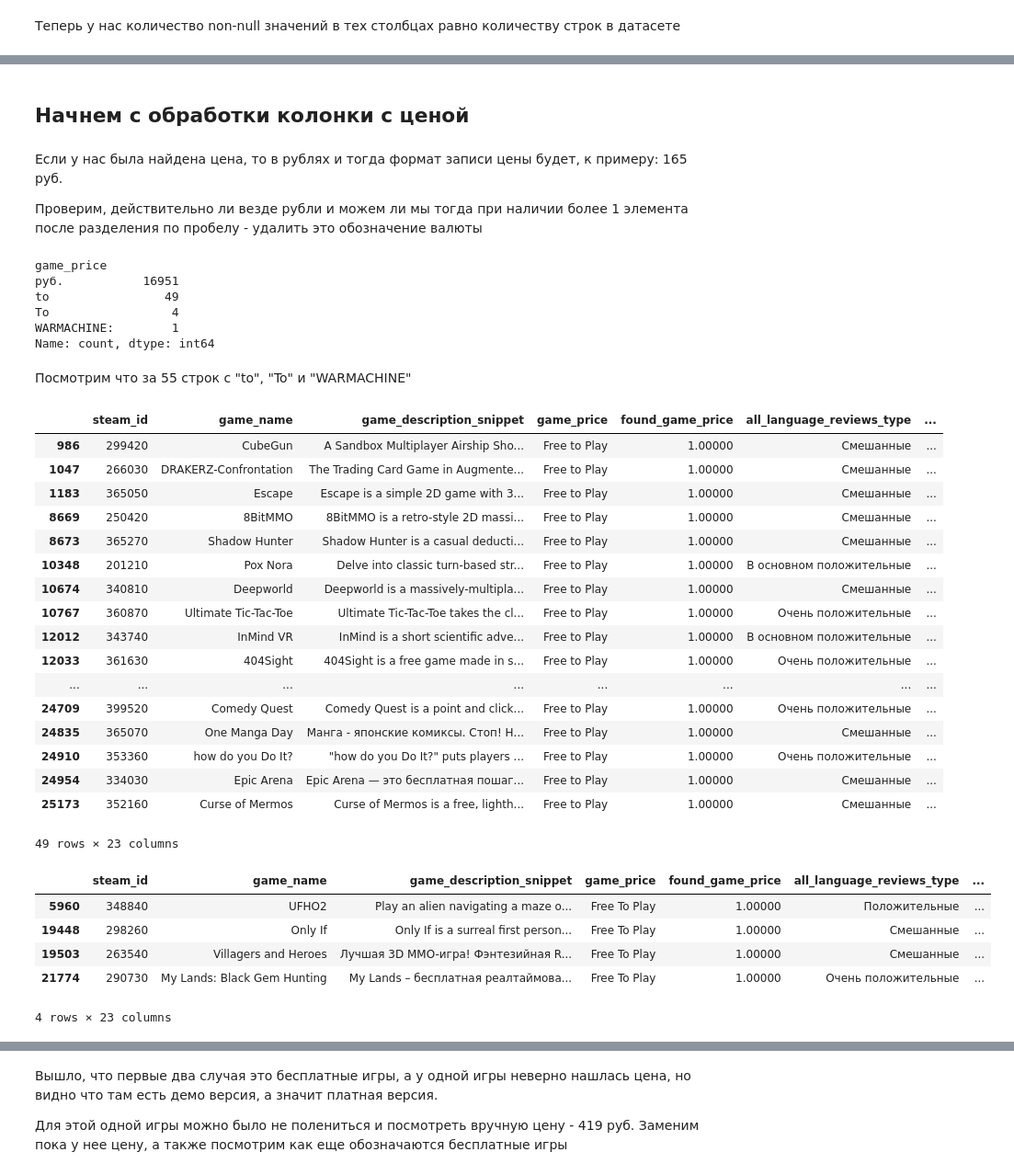
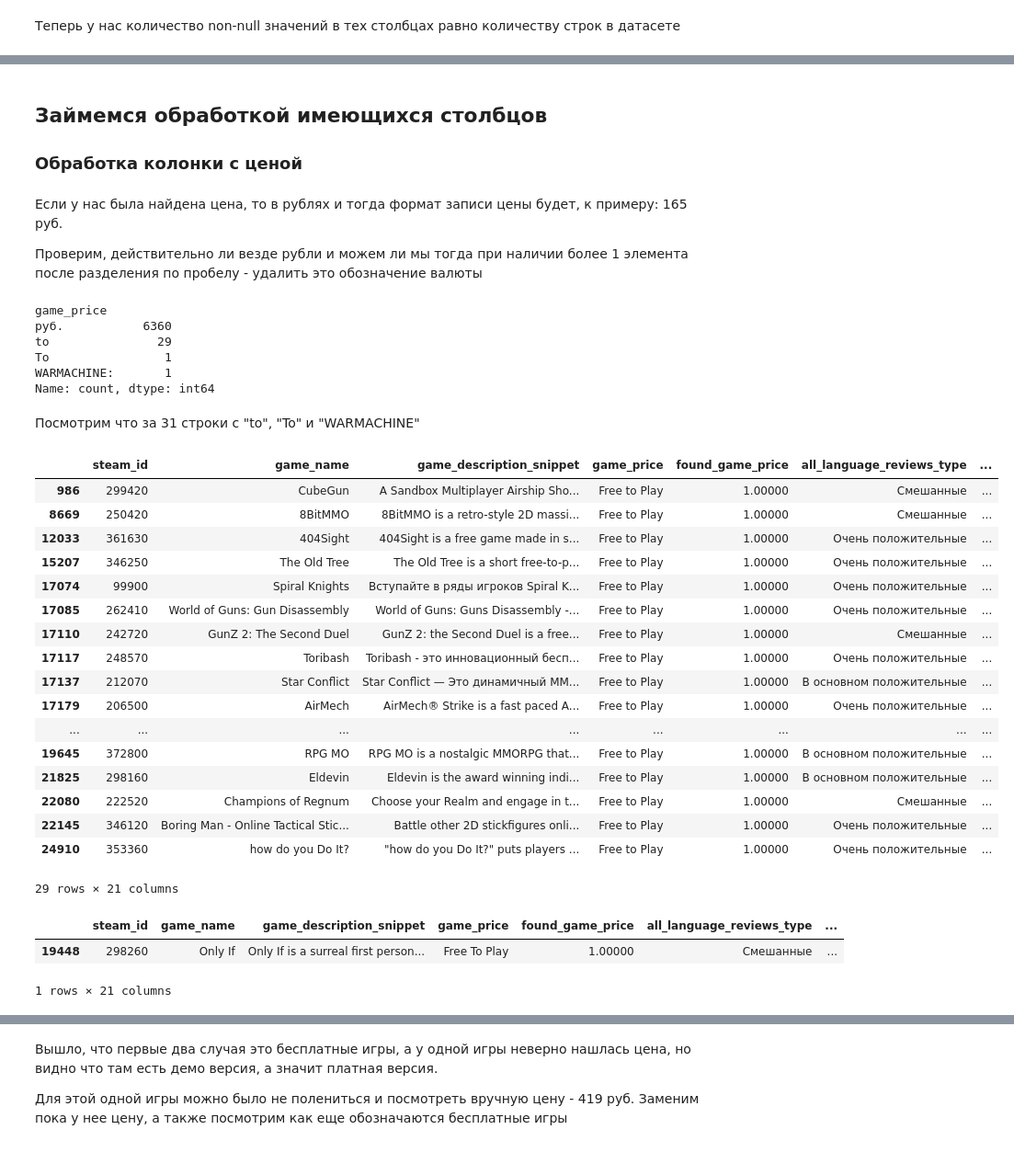
Before and after one commit to ylevennn/smadimo-gp-2, a Jupyter notebook: src/eda/clean_final_dataset.ipynb, the cells around one changed output, grey strips where cells are left out. Shown at 92% size. Saved outputs shown, nothing was run; the diff lists cells and outputs as text; code cells hidden in the pictures.

```diff
--- a/src/eda/clean_final_dataset.ipynb
+++ b/src/eda/clean_final_dataset.ipynb
@@ -82,48 +198,46 @@ memory usage: 4.5 MB
 # %% [markdown]
-## Начнем с обработки колонки с ценой
+## Займемся обработкой имеющихся столбцов
+### Обработка колонки с ценой
 # %% [markdown]
 Если у нас была найдена цена, то в рублях и тогда формат записи цены будет, к примеру: 165 руб.
 
 Проверим, действительно ли везде рубли и можем ли мы тогда при наличии более 1 элемента после разделения по пробелу - удалить это обозначение валюты
 # %%
-df_final['game_price'].str.split(' ').str[1].value_counts()
+df_final_2['game_price'].str.split(' ').str[1].value_counts()
 # %% [output]
 game_price
-руб.           16951
-to                49
-To                 4
-WARMACHINE:        1
+руб.           6360
+to               29
+To                1
+WARMACHINE:       1
 Name: count, dtype: int64
 # %% [markdown]
-Посмотрим что за 55 строк с "to", "To" и "WARMACHINE"
+Посмотрим что за 31 строки с "to", "To" и "WARMACHINE"
 # %%
-df_final[df_final['game_price'].str.contains('to')]
+df_final_2[df_final_2['game_price'].str.contains('to')]
 # %% [output]
 |  | steam_id | game_name | game_description_snippet | game_price | found_game_price | all_language_reviews_type | ... |
 | 986 | 299420 | CubeGun | A Sandbox Multiplayer Airship Sho... | Free to Play | 1.00000 | Смешанные | ... |
-| 1047 | 266030 | DRAKERZ-Confrontation | The Trading Card Game in Augmente... | Free to Play | 1.00000 | Смешанные | ... |
-| 1183 | 365050 | Escape | Escape is a simple 2D game with 3... | Free to Play | 1.00000 | Смешанные | ... |
 | 8669 | 250420 | 8BitMMO | 8BitMMO is a retro-style 2D massi... | Free to Play | 1.00000 | Смешанные | ... |
-| 8673 | 365270 | Shadow Hunter | Shadow Hunter is a casual deducti... | Free to Play | 1.00000 | Смешанные | ... |
-| 10348 | 201210 | Pox Nora | Delve into classic turn-based str... | Free to Play | 1.00000 | В основном положительные | ... |
-| 10674 | 340810 | Deepworld | Deepworld is a massively-multipla... | Free to Play | 1.00000 | Смешанные | ... |
-| 10767 | 360870 | Ultimate Tic-Tac-Toe | Ultimate Tic-Tac-Toe takes the cl... | Free to Play | 1.00000 | Очень положительные | ... |
-| 12012 | 343740 | InMind VR | InMind is a short scientific adve... | Free to Play | 1.00000 | В основном положительные | ... |
 | 12033 | 361630 | 404Sight | 404Sight is a free game made in s... | Free to Play | 1.00000 | Очень положительные | ... |
+| 15207 | 346250 | The Old Tree | The Old Tree is a short free-to-p... | Free to Play | 1.00000 | Очень положительные | ... |
+| 17074 | 99900 | Spiral Knights | Вступайте в ряды игроков Spiral K... | Free to Play | 1.00000 | Очень положительные | ... |
+| 17085 | 262410 | World of Guns: Gun Disassembly | World of Guns: Guns Disassembly -... | Free to Play | 1.00000 | Очень положительные | ... |
+| 17110 | 242720 | GunZ 2: The Second Duel | GunZ 2: the Second Duel is a free... | Free to Play | 1.00000 | Смешанные | ... |
+| 17117 | 248570 | Toribash | Toribash - это инновационный бесп... | Free to Play | 1.00000 | Очень положительные | ... |
+| 17137 | 212070 | Star Conflict | Star Conflict — Это динамичный MM... | Free to Play | 1.00000 | В основном положительные | ... |
+| 17179 | 206500 | AirMech | AirMech® Strike is a fast paced A... | Free to Play | 1.00000 | Очень положительные | ... |
 | ... | ... | ... | ... | ... | ... | ... | ... |
-| 24709 | 399520 | Comedy Quest | Comedy Quest is a point and click... | Free to Play | 1.00000 | Очень положительные | ... |
-| 24835 | 365070 | One Manga Day | Манга - японские комиксы. Стоп! Н... | Free to Play | 1.00000 | Смешанные | ... |
+| 19645 | 372800 | RPG MO | RPG MO is a nostalgic MMORPG that... | Free to Play | 1.00000 | В основном положительные | ... |
+| 21825 | 298160 | Eldevin | Eldevin is the award winning indi... | Free to Play | 1.00000 | В основном положительные | ... |
+| 22080 | 222520 | Champions of Regnum | Choose your Realm and engage in t... | Free to Play | 1.00000 | Смешанные | ... |
+| 22145 | 346120 | Boring Man - Online Tactical Stic... | Battle other 2D stickfigures onli... | Free to Play | 1.00000 | Очень положительные | ... |
 | 24910 | 353360 | how do you Do It? | "how do you Do It?" puts players ... | Free to Play | 1.00000 | Очень положительные | ... |
-| 24954 | 334030 | Epic Arena | Epic Arena — это бесплатная пошаг... | Free to Play | 1.00000 | Смешанные | ... |
-| 25173 | 352160 | Curse of Mermos | Curse of Mermos is a free, lighth... | Free to Play | 1.00000 | Смешанные | ... |
-49 rows × 23 columns
+29 rows × 21 columns
 # %%
-df_final[df_final['game_price'].str.contains('To')]
+df_final_2[df_final_2['game_price'].str.contains('To')]
 # %% [output]
 |  | steam_id | game_name | game_description_snippet | game_price | found_game_price | all_language_reviews_type | ... |
-| 5960 | 348840 | UFHO2 | Play an alien navigating a maze o... | Free To Play | 1.00000 | Положительные | ... |
 | 19448 | 298260 | Only If | Only If is a surreal first person... | Free To Play | 1.00000 | Смешанные | ... |
-| 19503 | 263540 | Villagers and Heroes | Лучшая 3D MMO-игра! Фэнтезийная R... | Free To Play | 1.00000 | Смешанные | ... |
-| 21774 | 290730 | My Lands: Black Gem Hunting | My Lands – бесплатная реалтаймова... | Free To Play | 1.00000 | Очень положительные | ... |
-4 rows × 23 columns
+1 rows × 21 columns
 # %%
```
Also changed, not shown: parts of 66 cells of this notebook, 3 other files.
